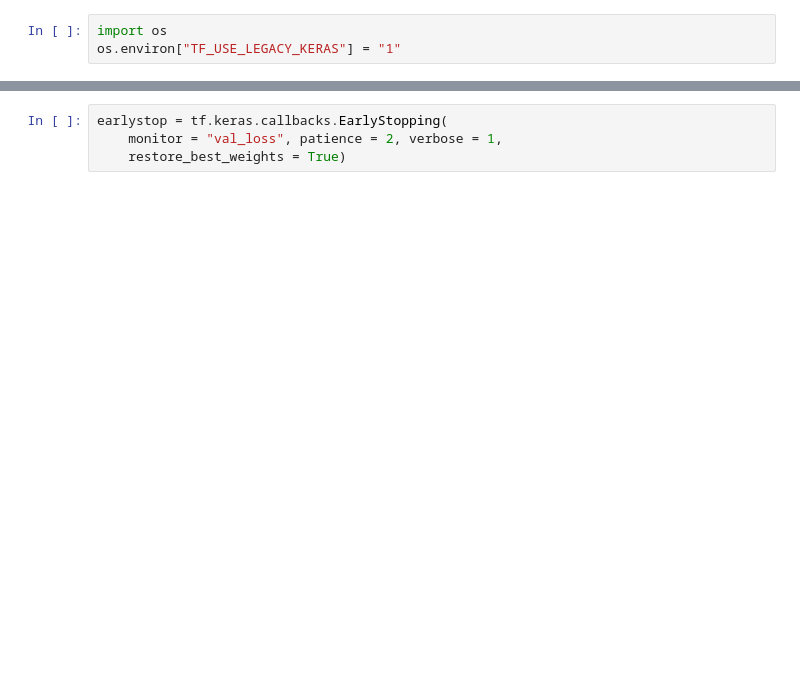
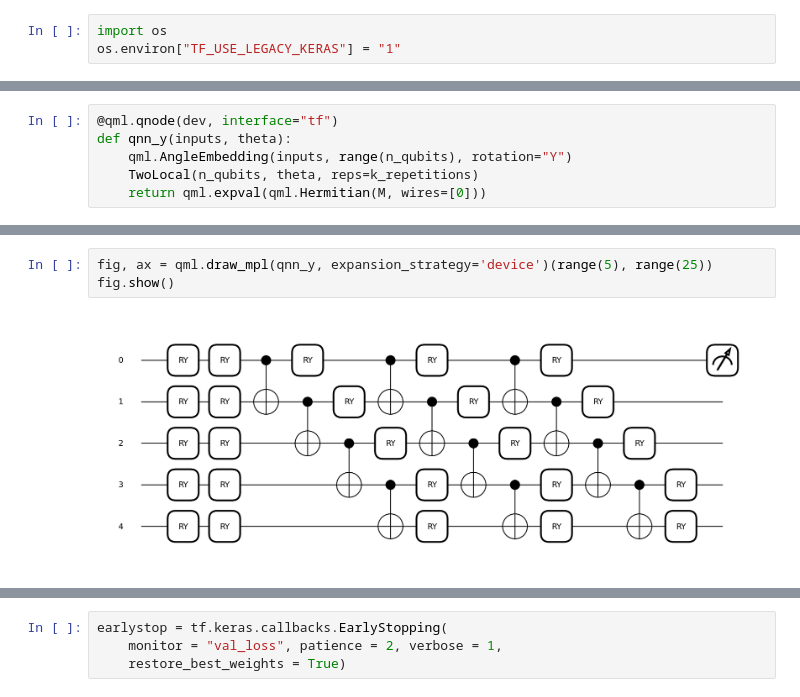
Before and after one commit to matheoxz/quantum_computing, a Jupyter notebook: 10. Quantum Neural Network.ipynb, the cells around one changed output, grey strips where cells are left out. Cells and saved outputs as stored; diff of their text form; blank space fills up the shorter version.

```diff
--- a/10. Quantum Neural Network.ipynb
+++ b/10. Quantum Neural Network.ipynb
@@ -95,0 +66,6 @@ model.compile(opt, loss=tf.keras.losses.BinaryCrossentropy())
+# %%
+@qml.qnode(dev, interface="tf")
+def qnn_y(inputs, theta):
+    qml.AngleEmbedding(inputs, range(n_qubits), rotation="Y")
+    TwoLocal(n_qubits, theta, reps=k_repetitions)
+    return qml.expval(qml.Hermitian(M, wires=[0]))
@@ -95,0 +89,5 @@ model.compile(opt, loss=tf.keras.losses.BinaryCrossentropy())
+# %%
+fig, ax = qml.draw_mpl(qnn_y, expansion_strategy='device')(range(5), range(25))
+fig.show()
+# %% [output]
+[figure, added]
```
Also changed, not shown: parts of 82 cells of this notebook.
